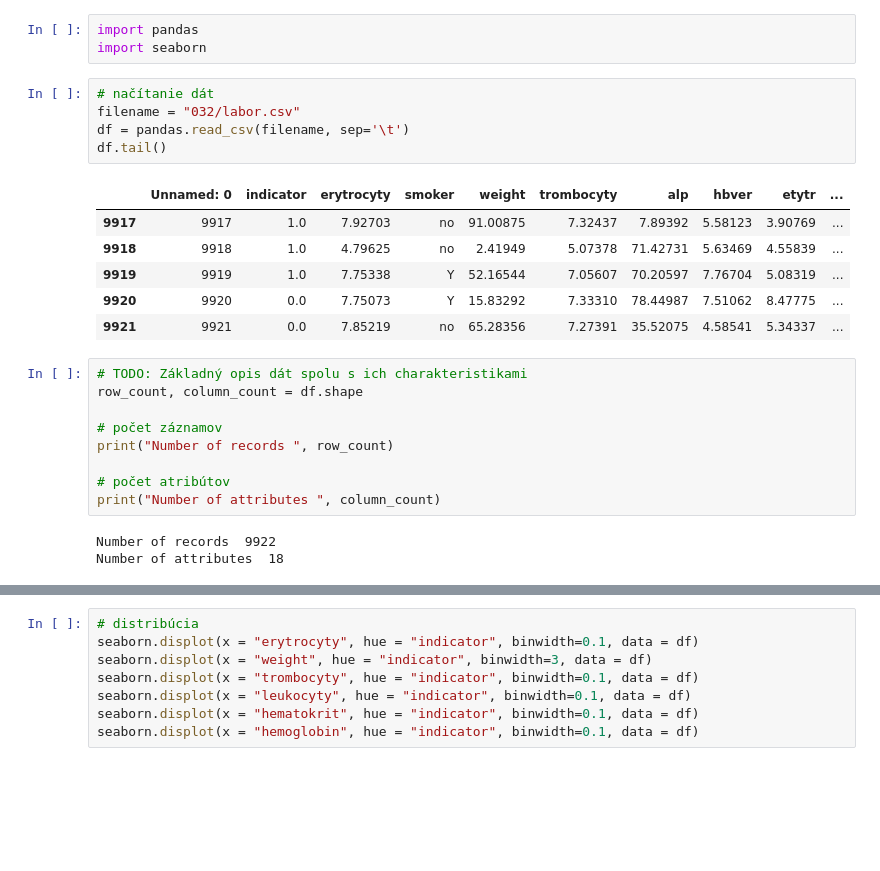
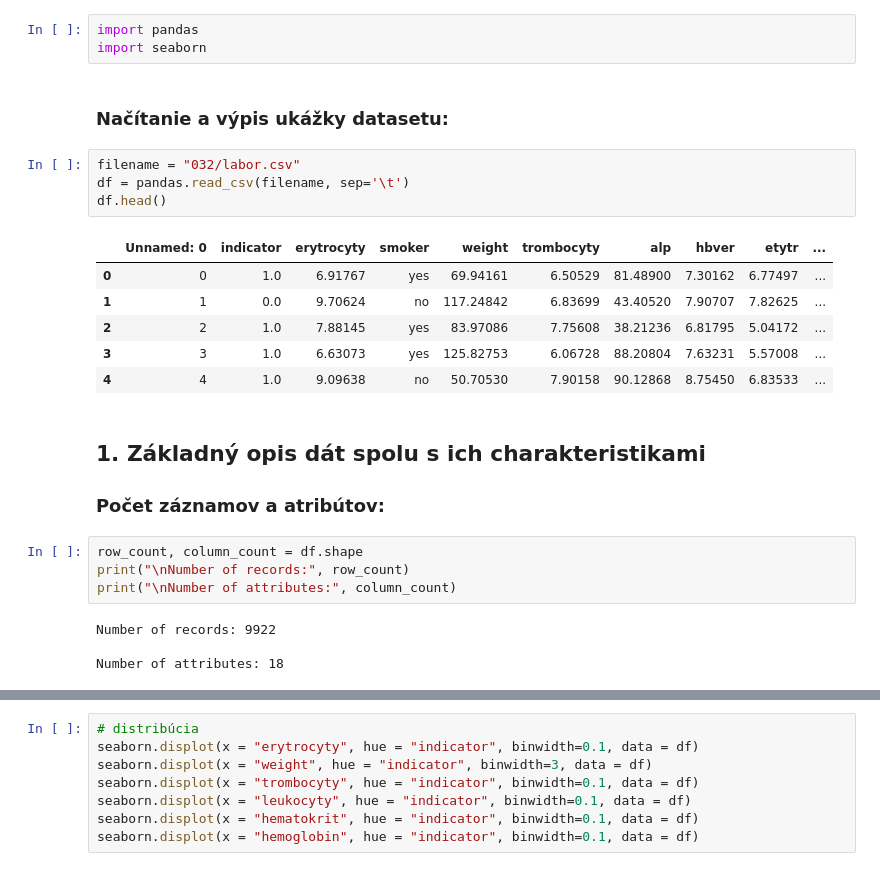
Before and after one commit to michalpidanic/IAU_2021, a Jupyter notebook: zadanie1.ipynb, the cells around one changed output, grey strips where cells are left out. Saved outputs shown, nothing was run; the diff lists cells and outputs as text; blank space fills up the shorter version.

```diff
--- a/zadanie1.ipynb
+++ b/zadanie1.ipynb
@@ -1,27 +7,28 @@
 # %%
 import pandas
 import seaborn
+# %% [markdown]
+### Načítanie a výpis ukážky datasetu:
 # %%
-# načítanie dát
 filename = "032/labor.csv"
 df = pandas.read_csv(filename, sep='\t')
-df.tail()
+df.head()
 # %% [output]
 |  | Unnamed: 0 | indicator | erytrocyty | smoker | weight | trombocyty | alp | hbver | etytr | ... |
-| 9917 | 9917 | 1.0 | 7.92703 | no | 91.00875 | 7.32437 | 7.89392 | 5.58123 | 3.90769 | ... |
-| 9918 | 9918 | 1.0 | 4.79625 | no | 2.41949 | 5.07378 | 71.42731 | 5.63469 | 4.55839 | ... |
-| 9919 | 9919 | 1.0 | 7.75338 | Y | 52.16544 | 7.05607 | 70.20597 | 7.76704 | 5.08319 | ... |
-| 9920 | 9920 | 0.0 | 7.75073 | Y | 15.83292 | 7.33310 | 78.44987 | 7.51062 | 8.47775 | ... |
-| 9921 | 9921 | 0.0 | 7.85219 | no | 65.28356 | 7.27391 | 35.52075 | 4.58541 | 5.34337 | ... |
+| 0 | 0 | 1.0 | 6.91767 | yes | 69.94161 | 6.50529 | 81.48900 | 7.30162 | 6.77497 | ... |
+| 1 | 1 | 0.0 | 9.70624 | no | 117.24842 | 6.83699 | 43.40520 | 7.90707 | 7.82625 | ... |
+| 2 | 2 | 1.0 | 7.88145 | yes | 83.97086 | 7.75608 | 38.21236 | 6.81795 | 5.04172 | ... |
+| 3 | 3 | 1.0 | 6.63073 | yes | 125.82753 | 6.06728 | 88.20804 | 7.63231 | 5.57008 | ... |
+| 4 | 4 | 1.0 | 9.09638 | no | 50.70530 | 7.90158 | 90.12868 | 8.75450 | 6.83533 | ... |
+# %% [markdown]
+## 1. Základný opis dát spolu s ich charakteristikami
+
+### Počet záznamov a atribútov:
 # %%
-# TODO: Základný opis dát spolu s ich charakteristikami
 row_count, column_count = df.shape
-
-# počet záznamov
-print("Number of records ", row_count)
-
-# počet atribútov
-print("Number of attributes ", column_count)
+print("\nNumber of records:", row_count)
+print("\nNumber of attributes:", column_count)
 # %% [output]
-Number of records  9922
-Number of attributes  18
+Number of records: 9922
+
+Number of attributes: 18
```
Also changed, not shown: parts of 6 cells of this notebook.
